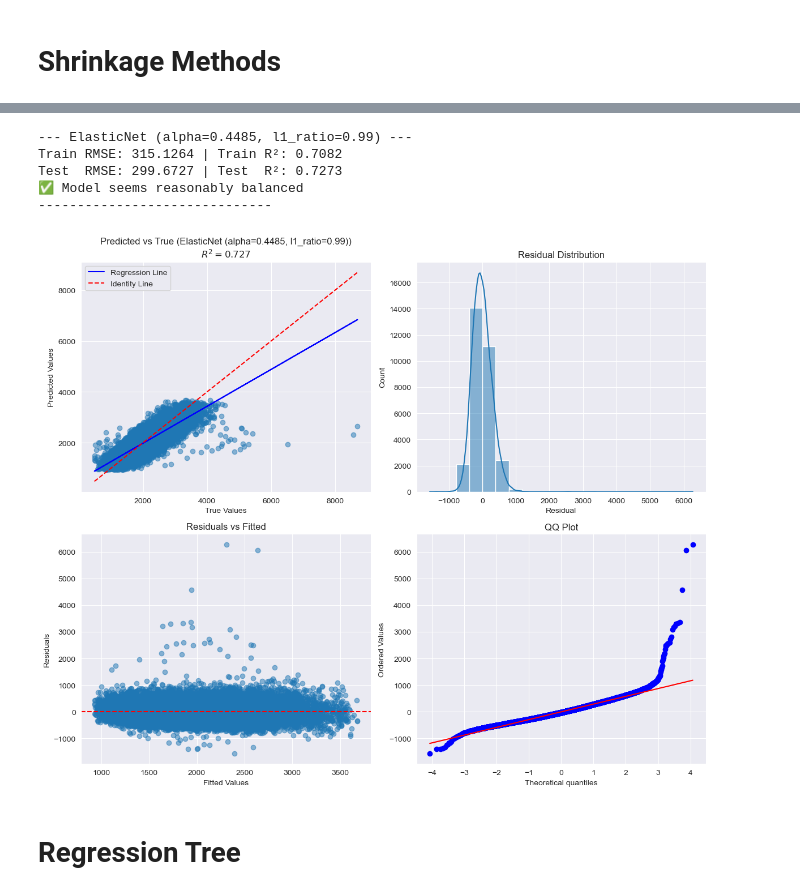
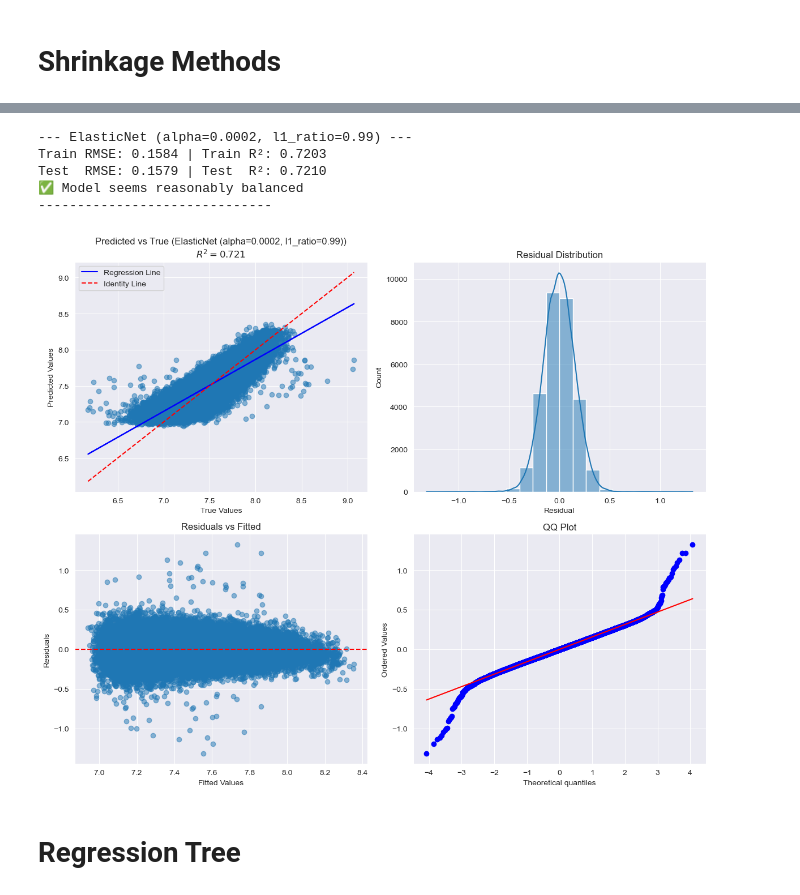
Before and after one commit to MakennaWorley/Kaggle-Challenges-Python, a Jupyter notebook: ComputerPrices2025/computerprices2025.ipynb, the cells around one changed output, grey strips where cells are left out. Drawn from its saved outputs; the diff is of its cells as text; code cells hidden in the pictures.

```diff
--- a/ComputerPrices2025/computerprices2025.ipynb
+++ b/ComputerPrices2025/computerprices2025.ipynb
@@ -407,7 +384,7 @@ results = []
 
 lr = LinearRegression()
 results.append(
-    evaluate_and_graph(lr, X_train, y_train, X_test, y_test, "LR", True, False)
+    evaluate_and_graph(lr, X_train_final, y_train_log, X_test_final, y_test_log, "LR", True, False)
 )
 # %% [output]
 --- LR ---
@@ -426,7 +403,7 @@ if (y_train < 0).any():
 else:
     pr = PoissonRegressor()
     results.append(
-        evaluate_and_graph(pr, X_train, y_train, X_test, y_test, "Poisson", True, False)
+        evaluate_and_graph(pr, X_train_final, y_train_log, X_test_final, y_test_log, "Poisson", True, False)
     )
 # %% [output]
 --- Poisson ---
@@ -443,11 +420,11 @@ from sklearn.linear_model import RidgeCV
 alphas = np.logspace(-4, 4, 200)
 
 ridge_cv = RidgeCV(alphas=alphas)
-ridge_cv.fit(X_train, y_train)
+ridge_cv.fit(X_train_final, y_train_log)
 
 ridge_alpha = ridge_cv.alpha_
 
 results.append(
-    evaluate_and_graph(ridge_cv, X_train, y_train, X_test, y_test, f"Ridge (alpha={ridge_alpha:.4f})", True, True)
+    evaluate_and_graph(ridge_cv, X_train_final, y_train_log, X_test_final, y_test_log, f"Ridge (alpha={ridge_alpha:.4f})", True, True)
 )
 # %% [output]
@@ -465,11 +442,11 @@ lasso_cv = LassoCV(
     max_iter=5000,
     random_state=SEED
 )
-lasso_cv.fit(X_train, y_train)
+lasso_cv.fit(X_train_final, y_train_log)
 
 lasso_alpha = lasso_cv.alpha_
 
 results.append(
-    evaluate_and_graph(lasso_cv, X_train, y_train, X_test, y_test, f"Lasso (alpha={lasso_alpha:.4f})", True, True)
+    evaluate_and_graph(lasso_cv, X_train_final, y_train_log, X_test_final, y_test_log, f"Lasso (alpha={lasso_alpha:.4f})", True, True)
 )
 # %% [output]
@@ -482,27 +459,27 @@ Test  RMSE: 299.3607 | Test  R²: 0.7278
 # %%
 from sklearn.linear_model import ElasticNetCV
 
 elastic_cv = ElasticNetCV(
     l1_ratio=np.linspace(0.01, 0.99, 20),
     cv=10,
     max_iter=5000,
     random_state=SEED
 )
-elastic_cv.fit(X_train, y_train)
+elastic_cv.fit(X_train_final, y_train_log)
 
 elastic_alpha = elastic_cv.alpha_
 elastic_l1 = elastic_cv.l1_ratio_
 
 results.append(
-    evaluate_and_graph(elastic_cv, X_train, y_train, X_test, y_test, f"ElasticNet (alpha={elastic_alpha:.4f}, l1_ratio={elastic_l1:.2f})", True, True)
+    evaluate_and_graph(elastic_cv, X_train_final, y_train_log, X_test_final, y_test_log, f"ElasticNet (alpha={elastic_alpha:.4f}, l1_ratio={elastic_l1:.2f})", True, True)
 )
 # %% [output]
---- ElasticNet (alpha=0.4485, l1_ratio=0.99) ---
-Train RMSE: 315.1264 | Train R²: 0.7082
-Test  RMSE: 299.6727 | Test  R²: 0.7273
+--- ElasticNet (alpha=0.0002, l1_ratio=0.99) ---
+Train RMSE: 0.1584 | Train R²: 0.7203
+Test  RMSE: 0.1579 | Test  R²: 0.7210
 ✅ Model seems reasonably balanced
 ------------------------------
-[figure, old version]
+[figure, new version]
 # %% [markdown]
 # Regression Tree
 # %%
```
Also changed, not shown: parts of 16 cells of this notebook.
